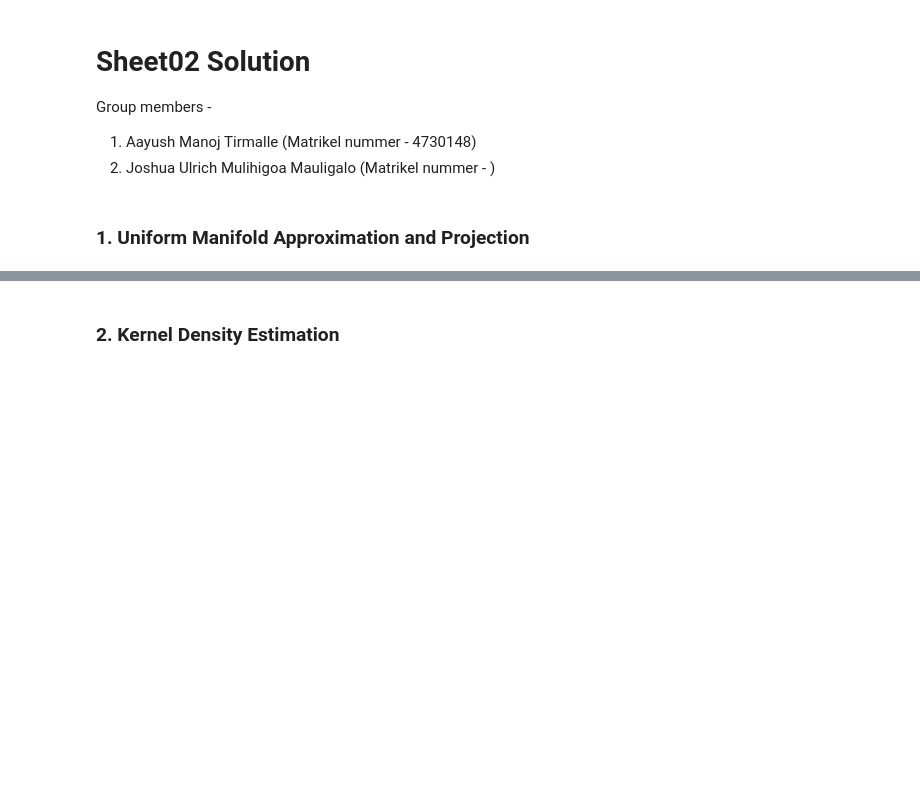
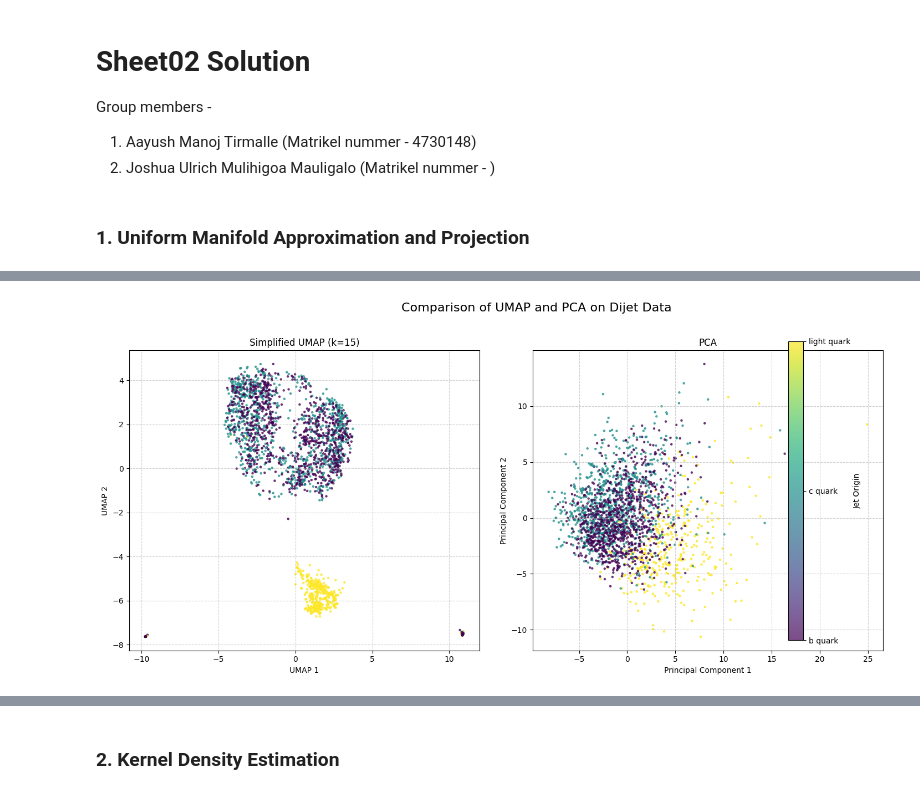
Before and after one commit to Aayushtirmalle/Machine-Learning-and-Physics, a Jupyter notebook: sheet02/Test-solution-02.ipynb, the cells around one changed output, grey strips where cells are left out. Drawn from its saved outputs; the diff is of its cells as text; code cells hidden in the pictures; blank space fills up the shorter version.

```diff
--- a/sheet02/Test-solution-02.ipynb
+++ b/sheet02/Test-solution-02.ipynb
@@ -110,0 +17,11 @@ PCA embedding shape: (116, 2)
+# %%
+# --- Configuration ---
+# UMAP Hyperparameters from the exercise sheet
+K_NEIGHBORS = 15
+REPULSION_STRENGTH = 10.0
+# Gradient Descent Parameters
+N_EPOCHS = 200
+INITIAL_LEARNING_RATE = 1.0
+# Data Parameters (using all samples, as the dataset is reasonably sized)
+# set N_SAMPLES_TO_USE (e.g., 5000) for faster testing.
+N_SAMPLES_TO_USE = None
@@ -110,0 +138,74 @@ PCA embedding shape: (116, 2)
+# %%
+# --- Main UMAP execution wrapper ---
+def simplified_umap(data, k, n_epochs, initial_lr, c):
+    edges = build_symmetrized_knn_graph(data, k)
+    embedding = force_directed_layout(data, edges, n_epochs, initial_lr, c)
+    return embedding
+# %%
+# =============================================================================
+# (b) Apply UMAP to the jet data and compare with PCA.
+# =============================================================================
+def main():
+    """
+    Main execution block: Loads data, runs UMAP and PCA, and plots results.
+    """
+    data, labels = load_local_jet_data()
+
+    print("\n--- Running Simplified UMAP ---")
+    umap_embedding = simplified_umap(
+        data=data, k=K_NEIGHBORS, n_epochs=N_EPOCHS,
+        initial_lr=INITIAL_LEARNING_RATE, c=REPULSION_STRENGTH
+    )
+
+    print("\n--- Running PCA ---")
+    pca = PCA(n_components=2)
+    pca_embedding = pca.fit_transform(data)
+
+    # --- Visualization and Comparison ---
+    fig, (ax1, ax2) = plt.subplots(1, 2, figsize=(16, 7))
+    label_names = ['b quark', 'c quark', 'light quark']
+
+    # Plot UMAP
+    scatter1 = ax1.scatter(
+        umap_embedding[:, 0], umap_embedding[:, 1],
+        c=labels, cmap='viridis', s=5, alpha=0.7
+    )
+    ax1.set_title(f'Simplified UMAP (k={K_NEIGHBORS})')
+    ax1.set_xlabel('UMAP 1')
+    ax1.set_ylabel('UMAP 2')
+    ax1.grid(True, linestyle='--', alpha=0.6)
+
+    # Plot PCA
+    scatter2 = ax2.scatter(
+        pca_embedding[:, 0], pca_embedding[:, 1],
+        c=labels, cmap='viridis', s=5, alpha=0.7
+    )
+    ax2.set_title('PCA')
+    ax2.set_xlabel('Principal Component 1')
+    ax2.set_ylabel('Principal Component 2')
+    ax2.grid(True, linestyle='--', alpha=0.6)
+
+    # Add a shared colorbar with class names
+    cbar = fig.colorbar(scatter1, ax=[ax1, ax2], ticks=[0, 1, 2])
+    cbar.ax.set_yticklabels(label_names)
+    cbar.set_label('Jet Origin')
+
+    fig.suptitle('Comparison of UMAP and PCA on Dijet Data', fontsize=16)
+    plt.tight_layout(rect=[0, 0, 0.9, 0.96])
+    plt.show()
+
+    # --- Interpretation ---
+    print("\n--- Interpretation of Results ---")
+    print("The plots compare 2D embeddings of the high-dimensional dijet data from our simplified UMAP and standard PCA.")
+    print("\nPCA (Principal Component Analysis):")
+    print(" - PCA projects the data onto the two linear axes of highest variance. The resulting plot shows a single, dense cloud of points.")
+    print(" - The three classes (b, c, and light quarks) are heavily mixed and almost impossible to distinguish. This means the global variance is not aligned with the class boundaries.")
+    print("\nSimplified UMAP (Uniform Manifold Approximation and Projection):")
+    print(" - UMAP is a non-linear method that preserves local neighborhood structures. The embedding it creates is significantly more structured.")
+    print(" - We can see a clear separation between the different jet types. The classes form distinct clusters, although there might be some overlap between the 'c' and 'light' quarks, which are physically more similar.")
+    print(" - This result highlights UMAP's power in finding and visualizing the underlying non-linear manifold of the data, making it a superior tool for exploratory analysis of this dataset compared to PCA.")
+
+
+if __name__ == '__main__':
+    main()
+# %% [output]
@@ -110,0 +229 @@ PCA embedding shape: (116, 2)
+[figure, added]
```
Also changed, not shown: parts of 9 cells of this notebook.
